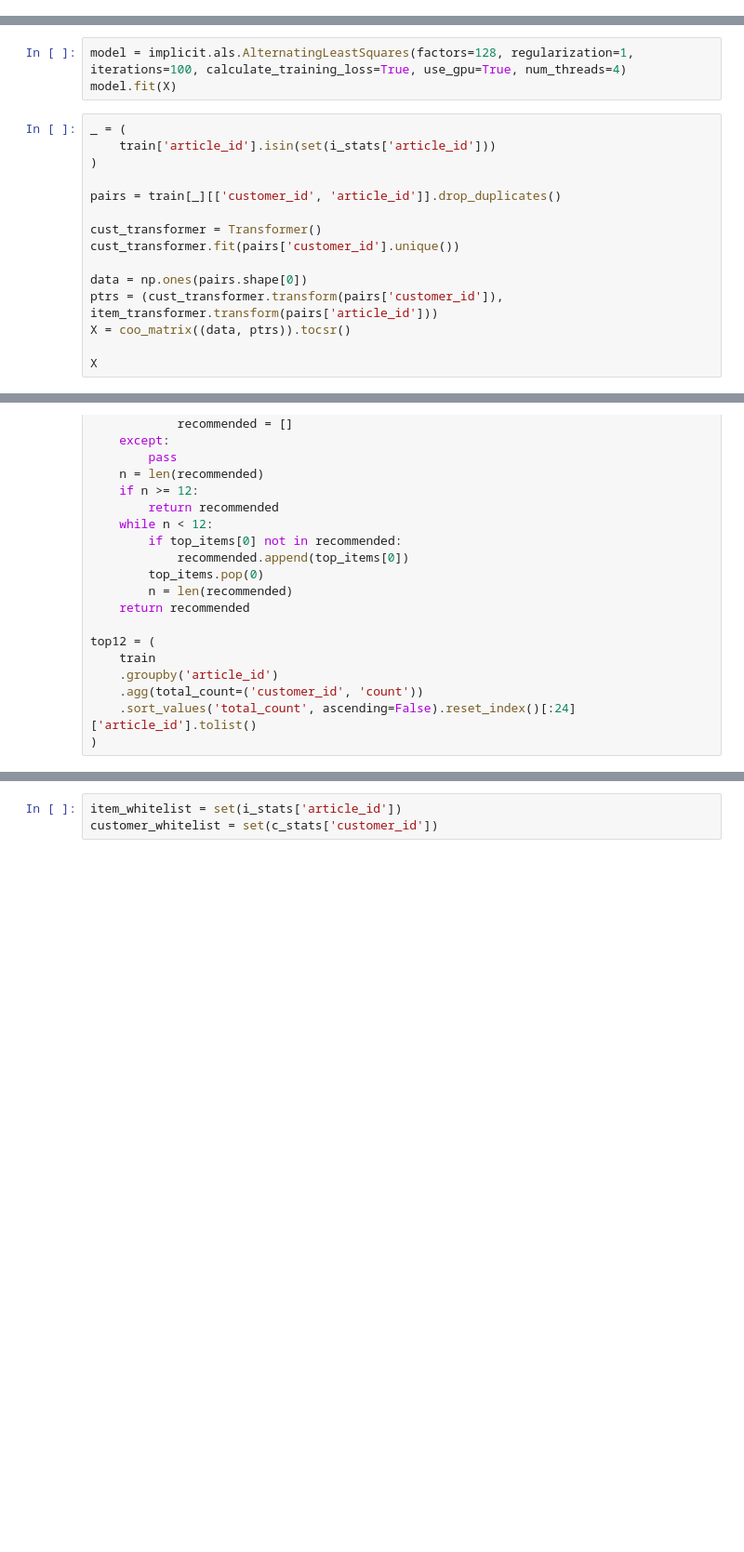
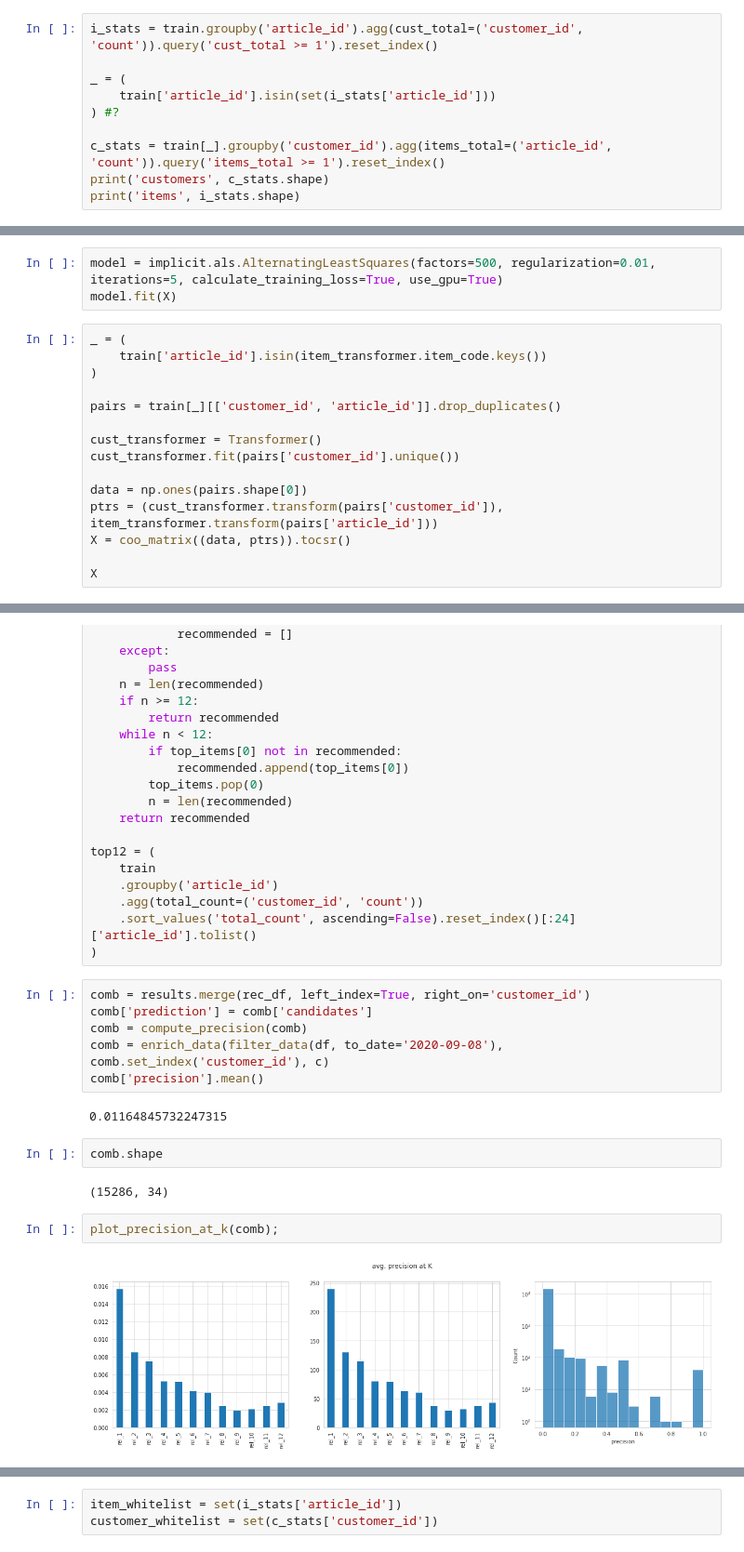
Before and after one commit to stameser/kaggle-hm, a Jupyter notebook: notebooks/implicit.ipynb, the cells around one changed output, grey strips where cells are left out. Shown at 93% size. Cells and saved outputs as stored; diff of their text form; blank space fills up the shorter version.

Commit message:
ALS doesn't need much data LOL

```diff
--- a/notebooks/implicit.ipynb
+++ b/notebooks/implicit.ipynb
@@ -62,0 +49,10 @@ i_stats.shape
+# %%
+i_stats = train.groupby('article_id').agg(cust_total=('customer_id', 'count')).query('cust_total >= 1').reset_index()
+
+_ = (
+    train['article_id'].isin(set(i_stats['article_id']))
+) #?
+
+c_stats = train[_].groupby('customer_id').agg(items_total=('article_id', 'count')).query('items_total >= 1').reset_index()
+print('customers', c_stats.shape)
+print('items', i_stats.shape)
@@ -89,11 +87,11 @@ X
 # filter users with X interactions
 # filter items with at least Y interactions
 # %%
-model = implicit.als.AlternatingLeastSquares(factors=128, regularization=1, iterations=100, calculate_training_loss=True, use_gpu=True, num_threads=4)
+model = implicit.als.AlternatingLeastSquares(factors=500, regularization=0.01, iterations=5, calculate_training_loss=True, use_gpu=True)
 model.fit(X)
 # %%
 _ = (
-    train['article_id'].isin(set(i_stats['article_id']))
+    train['article_id'].isin(item_transformer.item_code.keys())
 )
 
 pairs = train[_][['customer_id', 'article_id']].drop_duplicates()
@@ -143,3 +141,19 @@ top12 = (
     .agg(total_count=('customer_id', 'count'))
     .sort_values('total_count', ascending=False).reset_index()[:24]['article_id'].tolist()
 )
+# %%
+comb = results.merge(rec_df, left_index=True, right_on='customer_id')
+comb['prediction'] = comb['candidates']
+comb = compute_precision(comb)
+comb = enrich_data(filter_data(df, to_date='2020-09-08'), comb.set_index('customer_id'), c)
+comb['precision'].mean()
+# %% [output]
+0.01164845732247315
+# %%
+comb.shape
+# %% [output]
+(15286, 34)
+# %%
+plot_precision_at_k(comb);
+# %% [output]
+[figure, added]
```
Also changed, not shown: parts of 17 cells of this notebook, 2 other files.
